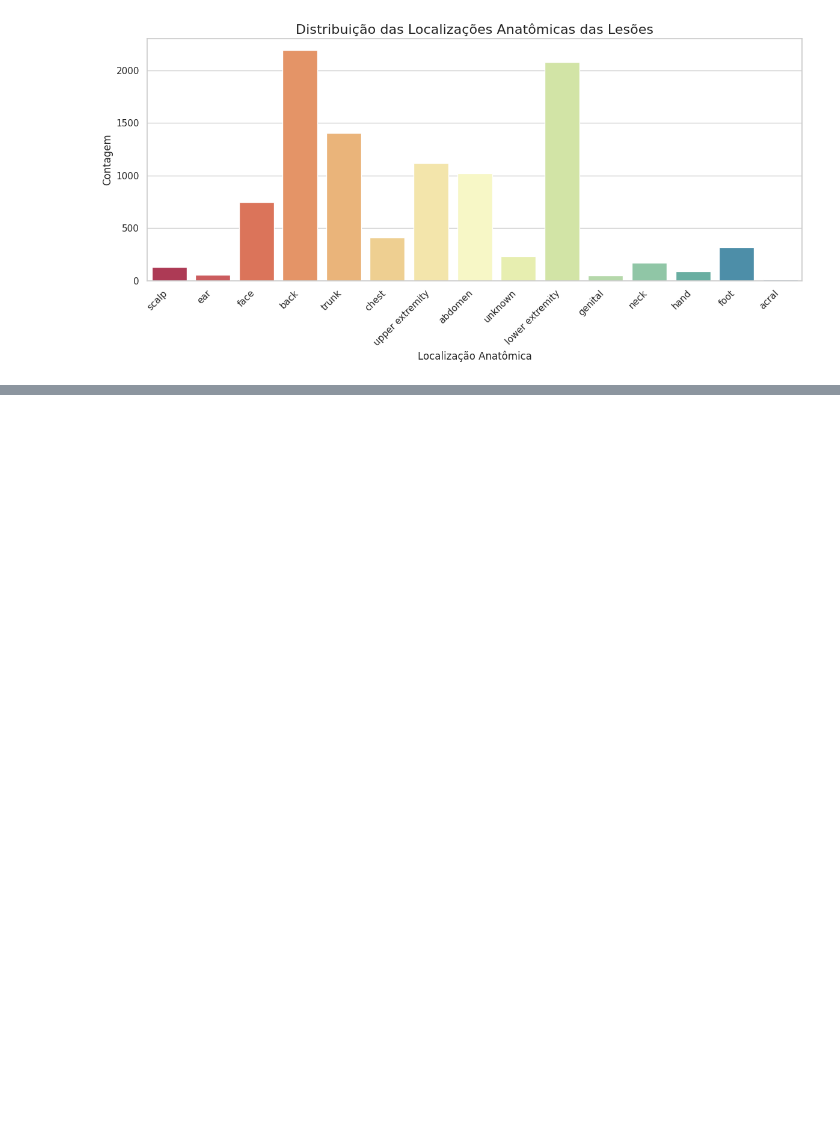
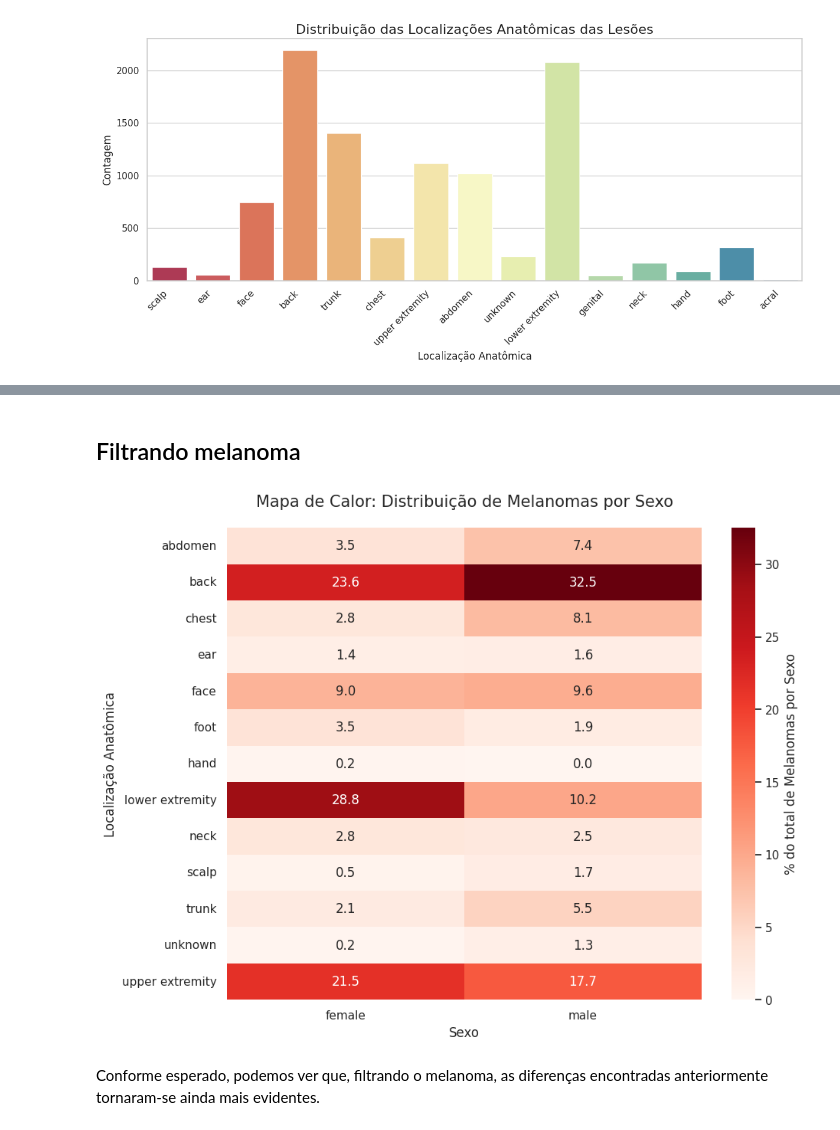
Before and after one commit to cristianalethangads/projetoads, a Jupyter notebook: projetoads.ipynb, the cells around one changed output, grey strips where cells are left out. Cells and saved outputs as stored; diff of their text form; code cells hidden in the pictures; blank space fills up the shorter version.

```diff
--- a/projetoads.ipynb
+++ b/projetoads.ipynb
@@ -242,0 +290,27 @@ plt.show()
+# %% [markdown]
+## Filtrando melanoma
+# %%
+# Filtrar apenas casos de Melanoma ('mel') e remover sexos desconhecidos
+mel_df = skin_df[(skin_df['dx'] == 'mel') & (skin_df['sex'].isin(['male', 'female']))].copy()
+
+# Criar a tabela de frequências (Localização x Sexo)
+ctab_mel = pd.crosstab(mel_df['localization'], mel_df['sex'])
+
+# Normalização por Coluna
+ctab_mel_pct = ctab_mel.div(ctab_mel.sum(axis=0), axis=1) * 100
+
+plt.figure(figsize=(10, 8))
+sns.heatmap(ctab_mel_pct,
+            annot=True,      # Mostra o valor percentual dentro do quadrado
+            fmt=".1f",       # Formata para uma casa decimal
+            cmap="Reds",     # Tons de vermelho para destacar áreas críticas
+            cbar_kws={'label': '% do total de Melanomas por Sexo'})
+
+plt.title('Mapa de Calor: Distribuição de Melanomas por Sexo', fontsize=15, pad=20)
+plt.ylabel('Localização Anatômica')
+plt.xlabel('Sexo')
+plt.show()
+# %% [output]
+[figure, added]
+# %% [markdown]
+Conforme esperado, podemos ver que, filtrando o melanoma, as diferenças encontradas anteriormente tornaram-se ainda mais evidentes.
```
Also changed, not shown: parts of 5 cells of this notebook.
